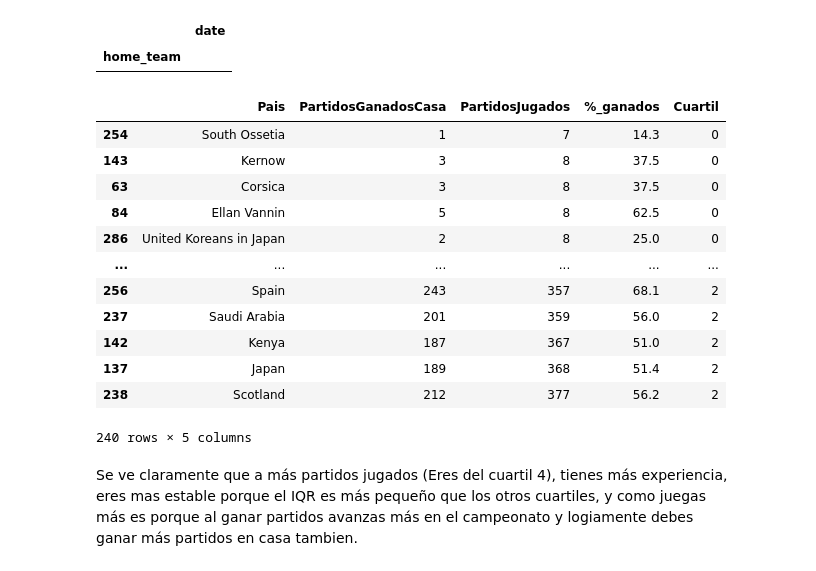
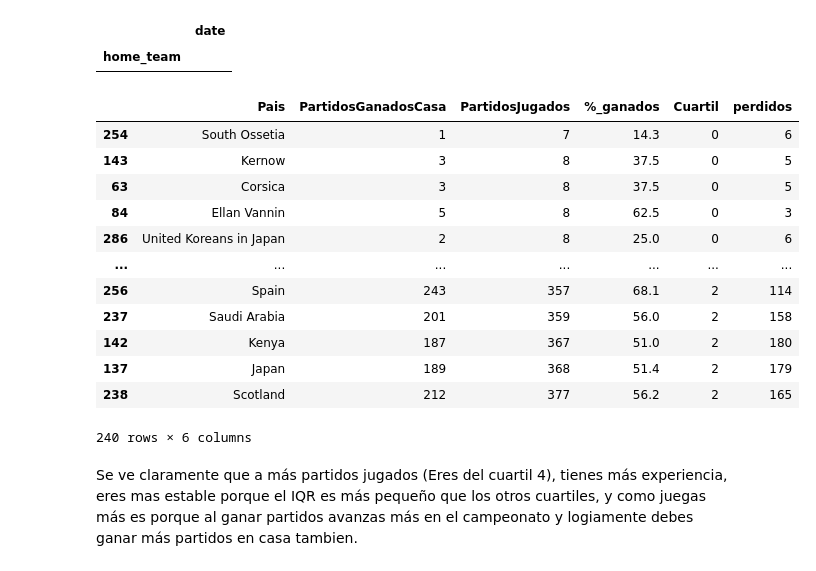
Before and after one commit to JMML2021/0501_sampling, a Jupyter notebook: 05_Sampling.ipynb, the cells around one changed output. Cells and saved outputs as stored; diff of their text form; code cells hidden in the pictures.

```diff
--- a/05_Sampling.ipynb
+++ b/05_Sampling.ipynb
@@ -546,30 +546,31 @@ df3=df1.groupby('home_team', as_index=False).agg({'homeGanador': "sum", 'home_sc
 # %%
 # Se ve claramente en los extremos perdemos la informacion importantes
 
 df3=df1.groupby('home_team', as_index=False).agg({'homeGanador': "sum", 'home_score':'count'})
 
 df3['%']=round(df3['homeGanador']/df3['home_score']*100,1)
 
 df3= df3.set_axis(['Pais', 'PartidosGanadosCasa', 'PartidosJugados', '%_ganados'], axis=1)
 df3.rename({'home_team': 'Pais', 'home_score': 'partidosJugados'}, axis = 1)
 df3['Cuartil']= pd.qcut(df3['PartidosJugados'],
                              q = 3, labels = False)
 df3 =df3.sort_values('PartidosJugados')
+df3['perdidos']= df3['PartidosJugados']- df3['PartidosGanadosCasa']
 df3[50:-20]
 # %% [output]
-|  | Pais | PartidosGanadosCasa | PartidosJugados | %_ganados | Cuartil |
-| 254 | South Ossetia | 1 | 7 | 14.3 | 0 |
-| 143 | Kernow | 3 | 8 | 37.5 | 0 |
-| 63 | Corsica | 3 | 8 | 37.5 | 0 |
-| 84 | Ellan Vannin | 5 | 8 | 62.5 | 0 |
-| 286 | United Koreans in Japan | 2 | 8 | 25.0 | 0 |
-| ... | ... | ... | ... | ... | ... |
-| 256 | Spain | 243 | 357 | 68.1 | 2 |
-| 237 | Saudi Arabia | 201 | 359 | 56.0 | 2 |
-| 142 | Kenya | 187 | 367 | 51.0 | 2 |
-| 137 | Japan | 189 | 368 | 51.4 | 2 |
-| 238 | Scotland | 212 | 377 | 56.2 | 2 |
+|  | Pais | PartidosGanadosCasa | PartidosJugados | %_ganados | Cuartil | perdidos |
+| 254 | South Ossetia | 1 | 7 | 14.3 | 0 | 6 |
+| 143 | Kernow | 3 | 8 | 37.5 | 0 | 5 |
+| 63 | Corsica | 3 | 8 | 37.5 | 0 | 5 |
+| 84 | Ellan Vannin | 5 | 8 | 62.5 | 0 | 3 |
+| 286 | United Koreans in Japan | 2 | 8 | 25.0 | 0 | 6 |
+| ... | ... | ... | ... | ... | ... | ... |
+| 256 | Spain | 243 | 357 | 68.1 | 2 | 114 |
+| 237 | Saudi Arabia | 201 | 359 | 56.0 | 2 | 158 |
+| 142 | Kenya | 187 | 367 | 51.0 | 2 | 180 |
+| 137 | Japan | 189 | 368 | 51.4 | 2 | 179 |
+| 238 | Scotland | 212 | 377 | 56.2 | 2 | 165 |
-240 rows × 5 columns
+240 rows × 6 columns
 # %% [markdown]
 Se ve claramente que a más partidos jugados (Eres del cuartil 4), tienes más experiencia, eres mas estable porque el IQR es más pequeño que los otros cuartiles, y como juegas más es porque al ganar partidos avanzas más en el campeonato y logiamente debes ganar más partidos en casa tambien.
 # %% [markdown]
```
Also changed, not shown: parts of 5 cells of this notebook.
